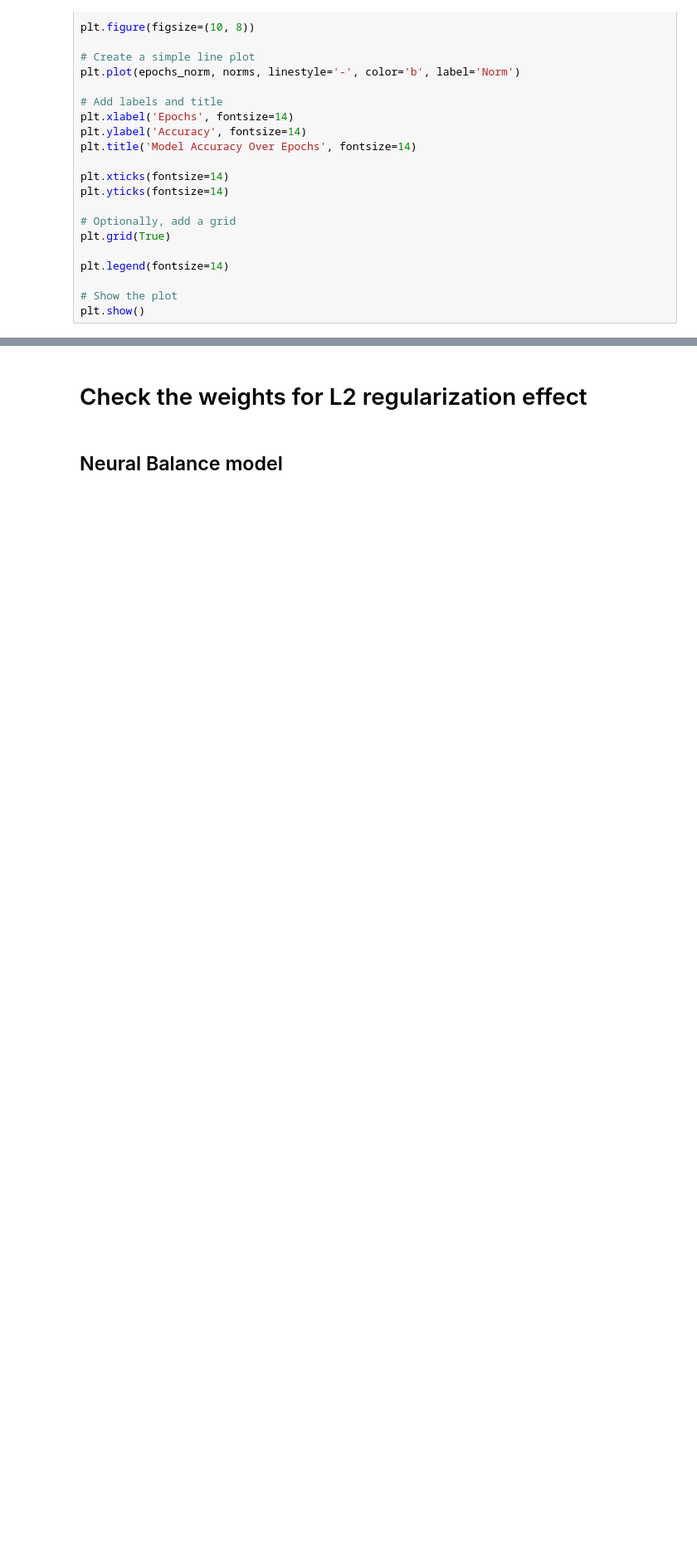
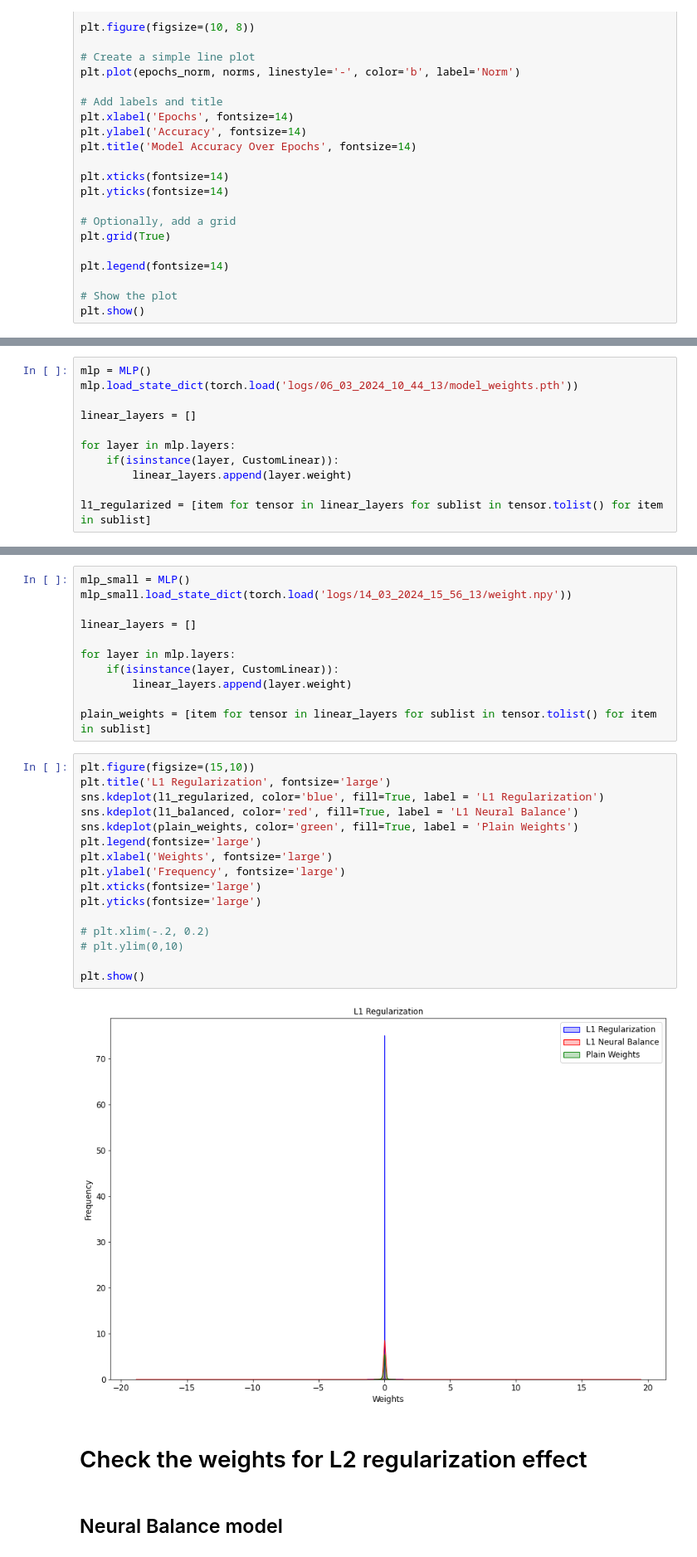
Before and after one commit to antonyalexos/Neural-Balance, a Jupyter notebook: plot.ipynb, the cells around one changed output, grey strips where cells are left out. Shown: that part at 83% size. Cells and saved outputs as stored; diff of their text form; blank space fills up the shorter version.

```diff
--- a/plot.ipynb
+++ b/plot.ipynb
@@ -65,0 +120,11 @@ plt.show()
+# %%
+mlp = MLP()
+mlp.load_state_dict(torch.load('logs/06_03_2024_10_44_13/model_weights.pth'))
+
+linear_layers = []
+
+for layer in mlp.layers:
+    if(isinstance(layer, CustomLinear)):
+        linear_layers.append(layer.weight)
+
+l1_regularized = [item for tensor in linear_layers for sublist in tensor.tolist() for item in sublist]
@@ -66,3 +133,32 @@ plt.show()
+# %%
+mlp_small = MLP()
+mlp_small.load_state_dict(torch.load('logs/14_03_2024_15_56_13/weight.npy'))
+
+linear_layers = []
+
+for layer in mlp.layers:
+    if(isinstance(layer, CustomLinear)):
+        linear_layers.append(layer.weight)
+
+plain_weights = [item for tensor in linear_layers for sublist in tensor.tolist() for item in sublist]
+# %%
+plt.figure(figsize=(15,10))
+plt.title('L1 Regularization', fontsize='large')
+sns.kdeplot(l1_regularized, color='blue', fill=True, label = 'L1 Regularization')
+sns.kdeplot(l1_balanced, color='red', fill=True, label = 'L1 Neural Balance')
+sns.kdeplot(plain_weights, color='green', fill=True, label = 'Plain Weights')
+plt.legend(fontsize='large')
+plt.xlabel('Weights', fontsize='large')
+plt.ylabel('Frequency', fontsize='large')
+plt.xticks(fontsize='large')
+plt.yticks(fontsize='large')
+
+# plt.xlim(-.2, 0.2)
+# plt.ylim(0,10)
+
+plt.show()
+# %% [output]
+[figure, added]
 # %% [markdown]
 # Check the weights for L2 regularization effect
 # %% [markdown]
```
Also changed, not shown: parts of 28 cells of this notebook, 4 other files.
